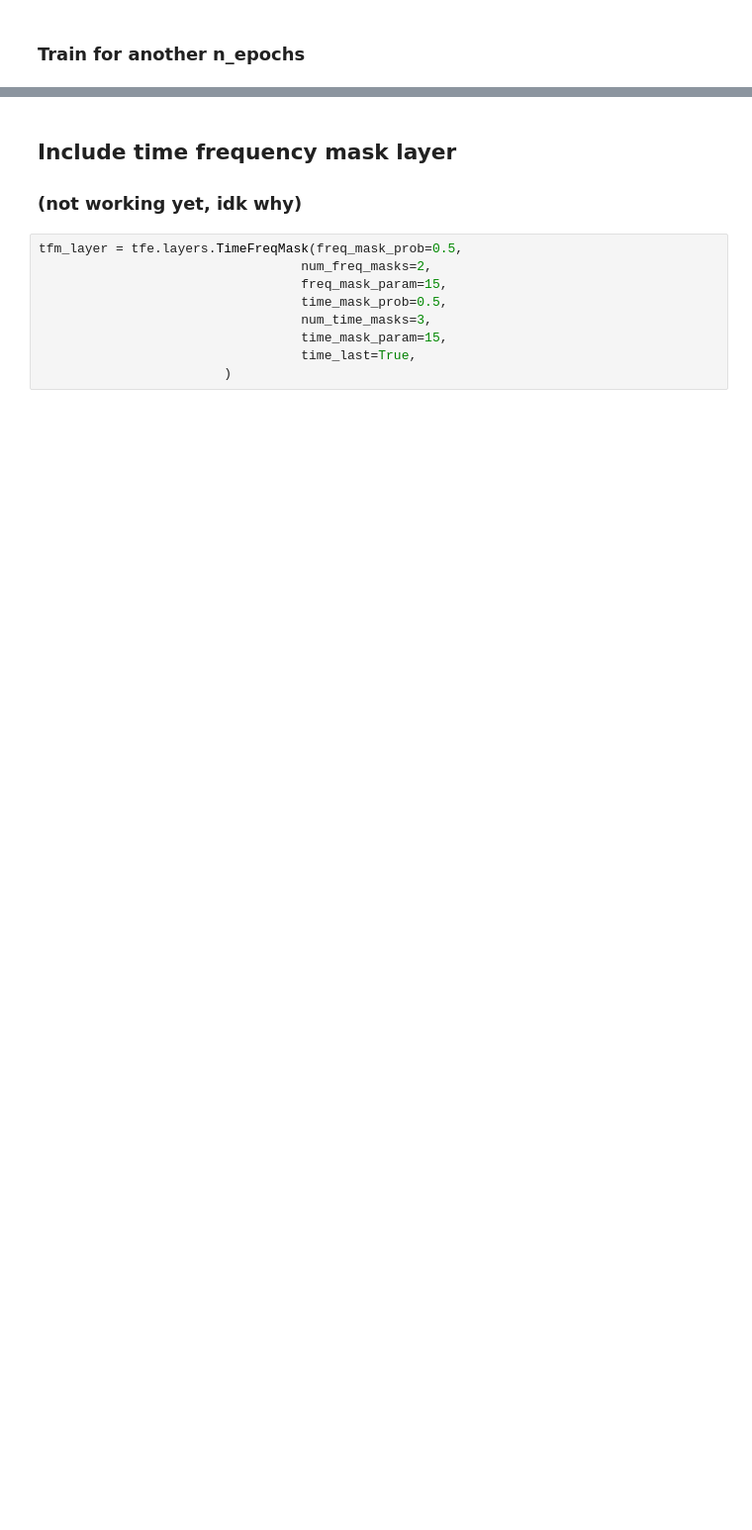
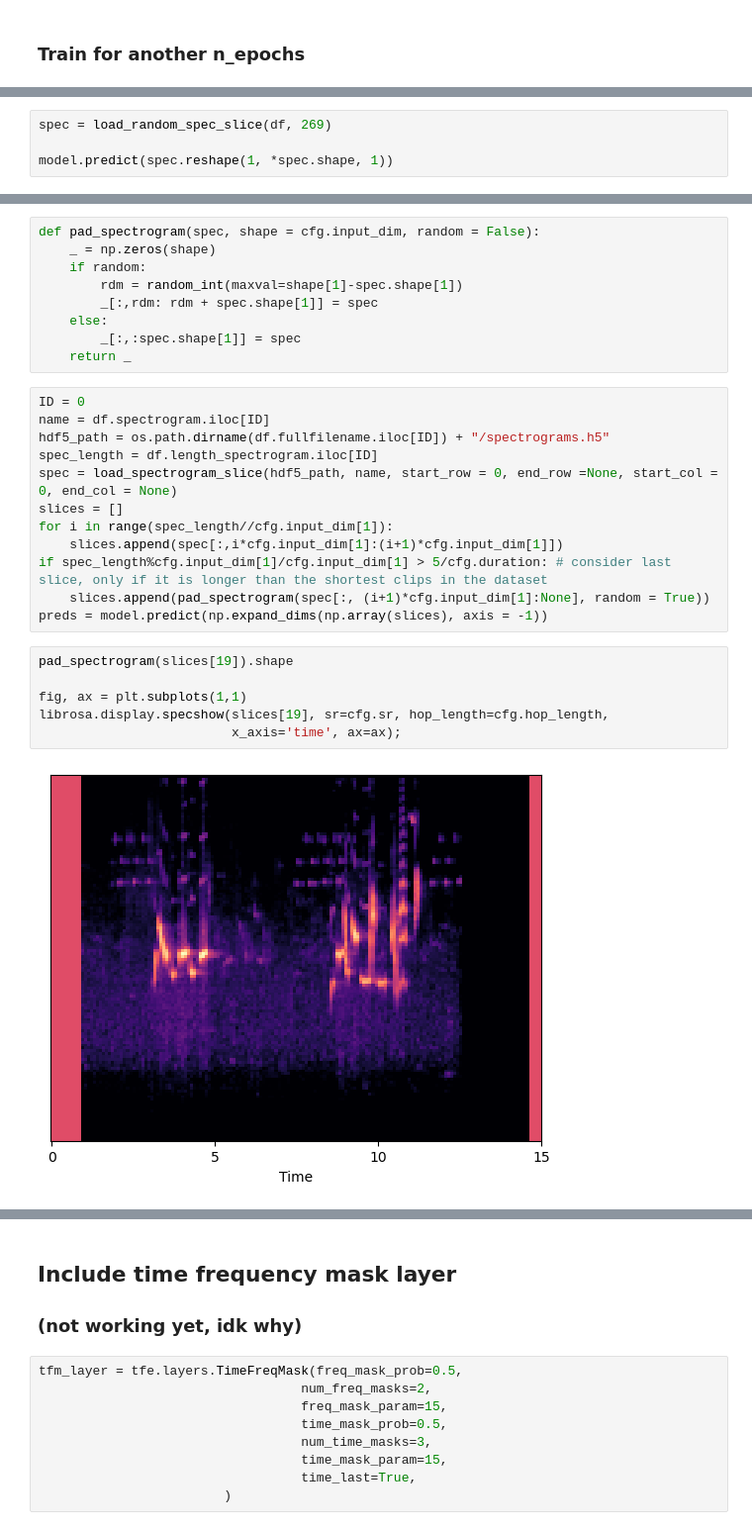
Before and after one commit to lukas-bert/CNN-based-Bird-Audio-Classification, a Jupyter notebook: workflow/notebooks/Training_try3.ipynb, the cells around one changed output, grey strips where cells are left out. Shown: that part at 99% size. Saved outputs shown, nothing was run; the diff lists cells and outputs as text; blank space fills up the shorter version.

Commit message:
test on big dataset

```diff
--- a/workflow/notebooks/Training_try3.ipynb
+++ b/workflow/notebooks/Training_try3.ipynb
@@ -404,0 +434,4 @@ plot_history(hist2)
+# %%
+spec = load_random_spec_slice(df, 269)
+
+model.predict(spec.reshape(1, *spec.shape, 1))
@@ -404,0 +443,29 @@ plot_history(hist2)
+# %%
+def pad_spectrogram(spec, shape = cfg.input_dim, random = False):
+    _ = np.zeros(shape)
+    if random:
+        rdm = random_int(maxval=shape[1]-spec.shape[1])
+        _[:,rdm: rdm + spec.shape[1]] = spec
+    else:
+        _[:,:spec.shape[1]] = spec
+    return _
+# %%
+ID = 0
+name = df.spectrogram.iloc[ID]
+hdf5_path = os.path.dirname(df.fullfilename.iloc[ID]) + "/spectrograms.h5"
+spec_length = df.length_spectrogram.iloc[ID]
+spec = load_spectrogram_slice(hdf5_path, name, start_row = 0, end_row =None, start_col = 0, end_col = None)
+slices = []
+for i in range(spec_length//cfg.input_dim[1]):
+    slices.append(spec[:,i*cfg.input_dim[1]:(i+1)*cfg.input_dim[1]])
+if spec_length%cfg.input_dim[1]/cfg.input_dim[1] > 5/cfg.duration: # consider last slice, only if it is longer than the shortest clips in the dataset
+    slices.append(pad_spectrogram(spec[:, (i+1)*cfg.input_dim[1]:None], random = True))
+preds = model.predict(np.expand_dims(np.array(slices), axis = -1))
+# %%
+pad_spectrogram(slices[19]).shape
+
+fig, ax = plt.subplots(1,1)
+librosa.display.specshow(slices[19], sr=cfg.sr, hop_length=cfg.hop_length,
+                         x_axis='time', ax=ax);
+# %% [output]
+[figure, added]
```
Also changed, not shown: parts of 19 cells of this notebook, 6 other files.
